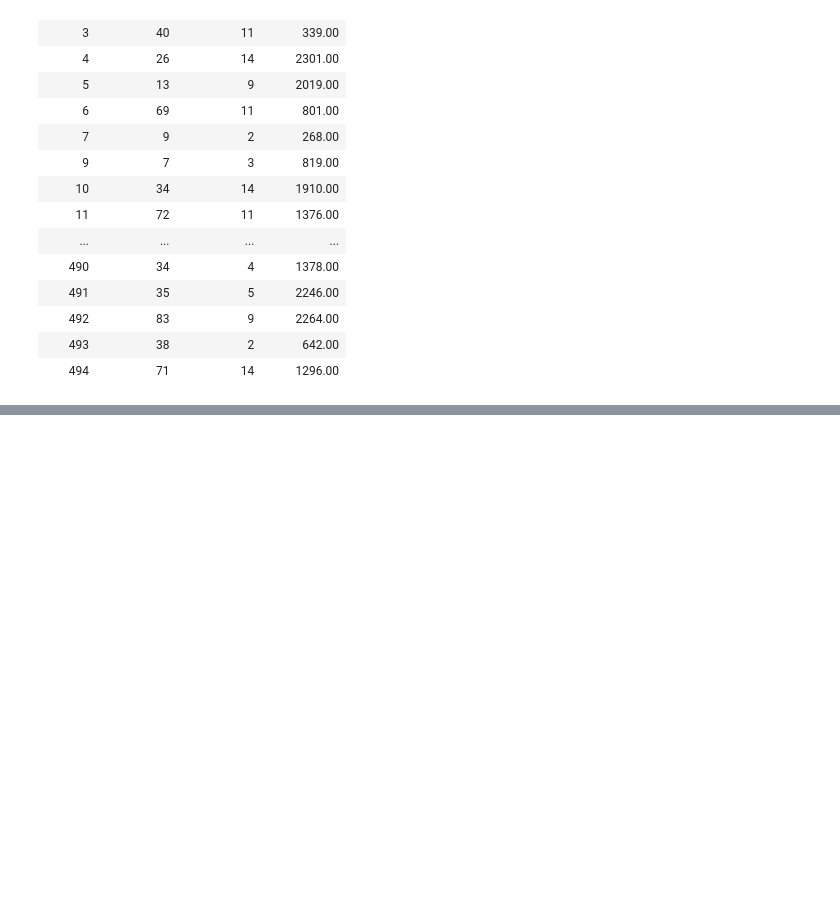
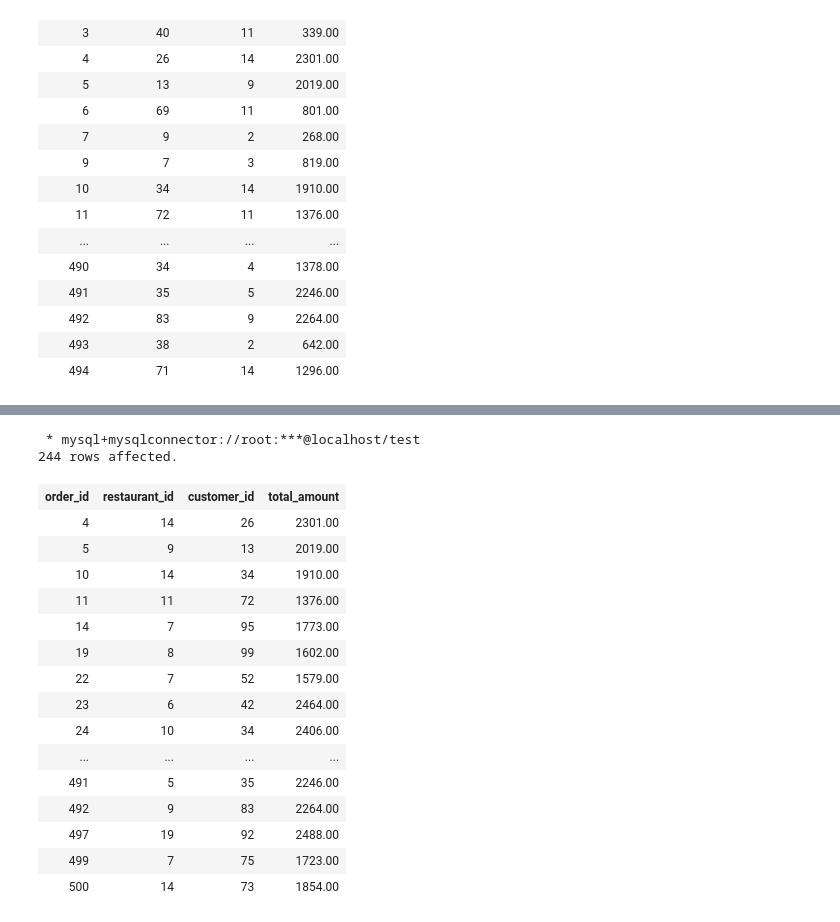
Before and after one commit to karthikeyanm-dev/DE-SQL, a Jupyter notebook: SQL_Questions.ipynb, the cells around one changed output, grey strips where cells are left out. Drawn from its saved outputs; the diff is of its cells as text; code cells hidden in the pictures; blank space fills up the shorter version.

```diff
--- a/SQL_Questions.ipynb
+++ b/SQL_Questions.ipynb
@@ -2238,0 +2542,32 @@ where restaurant_id NOT IN  (
+# %%
+%%sql
+
+select order_id,
+restaurant_id,
+customer_id,
+total_amount
+from orders o
+where total_amount > (
+    SELECT AVG(total_amount)
+    FROM orders
+    where restaurant_id = o.restaurant_id
+);
+# %% [output]
+ * mysql+mysqlconnector://root:***@localhost/test
+244 rows affected.
+| order_id | restaurant_id | customer_id | total_amount |
+| 4 | 14 | 26 | 2301.00 |
+| 5 | 9 | 13 | 2019.00 |
+| 10 | 14 | 34 | 1910.00 |
+| 11 | 11 | 72 | 1376.00 |
+| 14 | 7 | 95 | 1773.00 |
+| 19 | 8 | 99 | 1602.00 |
+| 22 | 7 | 52 | 1579.00 |
+| 23 | 6 | 42 | 2464.00 |
+| 24 | 10 | 34 | 2406.00 |
+| ... | ... | ... | ... |
+| 491 | 5 | 35 | 2246.00 |
+| 492 | 9 | 83 | 2264.00 |
+| 497 | 19 | 92 | 2488.00 |
+| 499 | 7 | 75 | 1723.00 |
+| 500 | 14 | 73 | 1854.00 |
```
Also changed, not shown: parts of 13 cells of this notebook.
